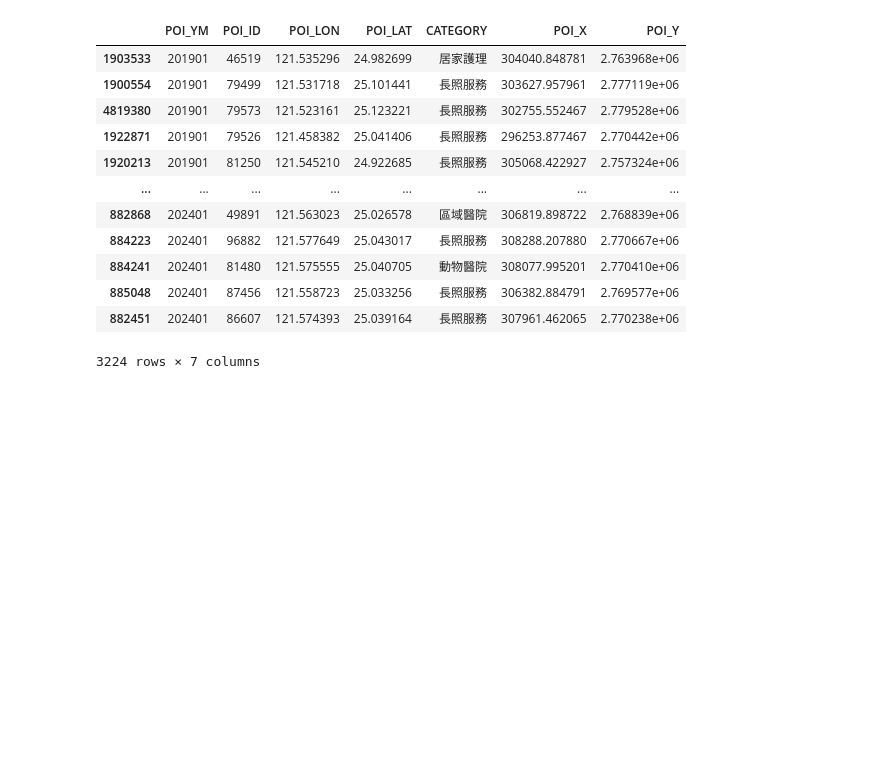
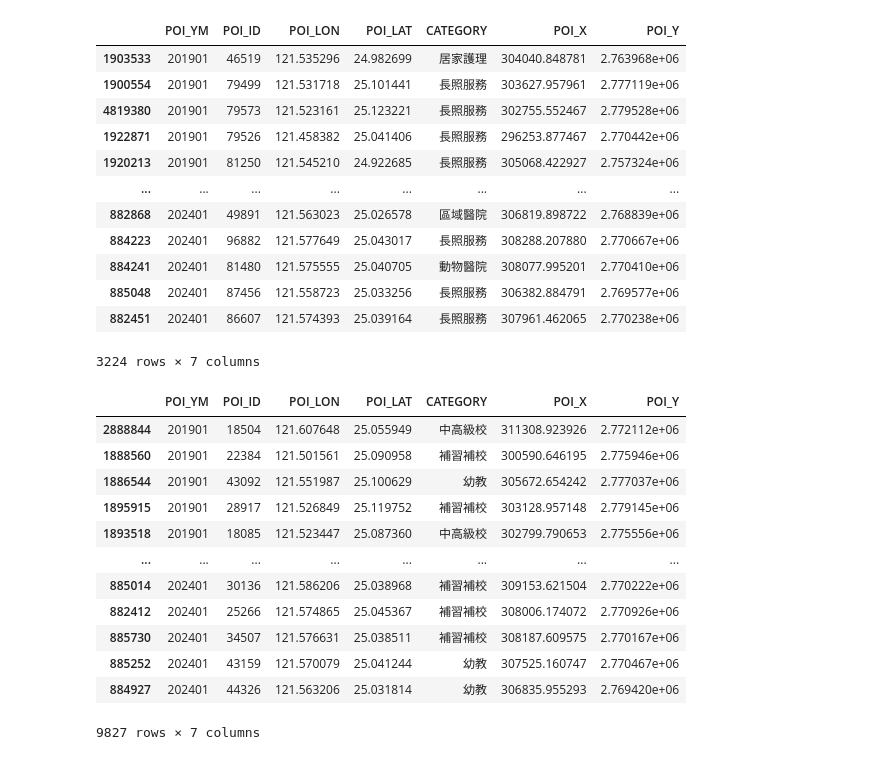
Before and after one commit to huangfishburger/capstone, a Jupyter notebook: main.ipynb, the cells around one changed output. Drawn from its saved outputs; the diff is of its cells as text; code cells hidden in the pictures; blank space fills up the shorter version.

```diff
--- a/main.ipynb
+++ b/main.ipynb
@@ -94,6 +94,7 @@ df_merge = df_merge.rename(columns={"POI_YM_x":"POI_YM"})
 # %%
 # 保留 POI_ID 重複資料中 POI_YM 最大的一筆
 df_final = df_merge.sort_values('POI_YM').drop_duplicates('POI_ID', keep='last')
+df_final = df_final.sort_values('POI_YM').drop_duplicates(subset=['POI_LON','POI_LAT','CATEGORY'], keep='last')
 df_final
 # %% [output]
 |  | POI_YM | POI_ID | POI_LON | POI_LAT | CATEGORY |
@@ -112,4 +112,0 @@ df_final
-# %%
-# 保留經緯度與分類重複資料中 POI_YM 最大的一筆
-df_final = df_final.sort_values('POI_YM').drop_duplicates(subset=['POI_LAT', 'POI_LON','CATEGORY'], keep='last')
-df_final
@@ -172,3 +152,21 @@ df_hospital
 | 885048 | 202401 | 87456 | 121.558723 | 25.033256 | 長照服務 | 306382.884791 | 2.769577e+06 |
 | 882451 | 202401 | 86607 | 121.574393 | 25.039164 | 長照服務 | 307961.462065 | 2.770238e+06 |
 3224 rows × 7 columns
+# %%
+# school
+df_edu = df_final[df_final['CATEGORY'].isin(['托嬰中心小學','外僑學校','中高級校','軍警校院','幼教','研究機構','大專院校','特教','補習補校','社區大學'])]
+df_edu
+# %% [output]
+|  | POI_YM | POI_ID | POI_LON | POI_LAT | CATEGORY | POI_X | POI_Y |
+| 2888844 | 201901 | 18504 | 121.607648 | 25.055949 | 中高級校 | 311308.923926 | 2.772112e+06 |
+| 1888560 | 201901 | 22384 | 121.501561 | 25.090958 | 補習補校 | 300590.646195 | 2.775946e+06 |
+| 1886544 | 201901 | 43092 | 121.551987 | 25.100629 | 幼教 | 305672.654242 | 2.777037e+06 |
+| 1895915 | 201901 | 28917 | 121.526849 | 25.119752 | 補習補校 | 303128.957148 | 2.779145e+06 |
+| 1893518 | 201901 | 18085 | 121.523447 | 25.087360 | 中高級校 | 302799.790653 | 2.775556e+06 |
+| ... | ... | ... | ... | ... | ... | ... | ... |
+| 885014 | 202401 | 30136 | 121.586206 | 25.038968 | 補習補校 | 309153.621504 | 2.770222e+06 |
+| 882412 | 202401 | 25266 | 121.574865 | 25.045367 | 補習補校 | 308006.174072 | 2.770926e+06 |
+| 885730 | 202401 | 34507 | 121.576631 | 25.038511 | 補習補校 | 308187.609575 | 2.770167e+06 |
+| 885252 | 202401 | 43159 | 121.570079 | 25.041244 | 幼教 | 307525.160747 | 2.770467e+06 |
+| 884927 | 202401 | 44326 | 121.563206 | 25.031814 | 幼教 | 306835.955293 | 2.769420e+06 |
+9827 rows × 7 columns
```
Also changed, not shown: parts of 11 cells of this notebook, 1 other file.
